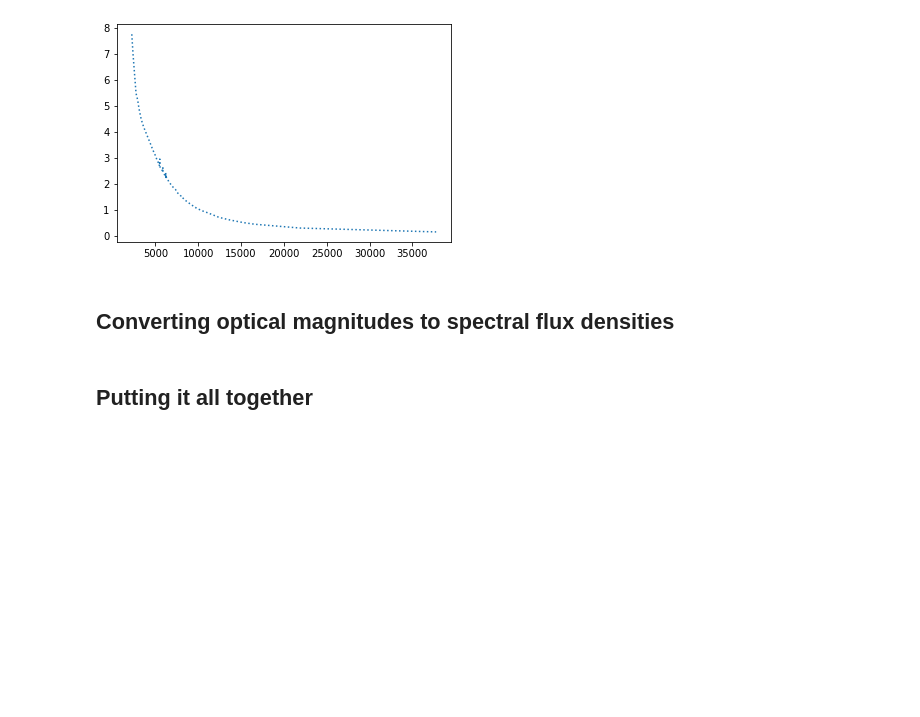
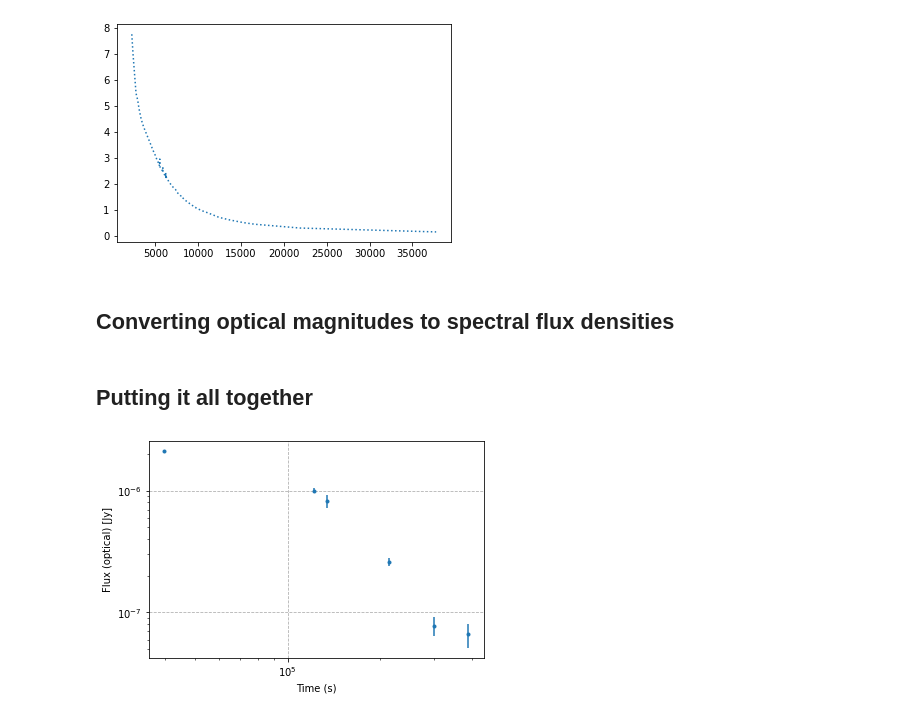
Before and after one commit to cgobat/dark-GRBs, a Jupyter notebook: exploratory.ipynb, the cells around one changed output. Drawn from its saved outputs; the diff is of its cells as text; code cells hidden in the pictures; blank space fills up the shorter version.

Commit message:
Lightcurve plotting

```diff
--- a/exploratory.ipynb
+++ b/exploratory.ipynb
@@ -372,4 +373,51 @@ for i in OpticalData.index:
     all_optical = all_optical.append(newrow, ignore_index=True)
 # %% [markdown]
 ## Putting it all together
+# %%
+def lightcurve(grb,band="optical",xlimits=False,ylimits=False,**kwargs):
+    if band == "xray":
+        subset = xrt_data.loc[xrt_data["GRB"]==grb]
+        neg_err = [0.4*flux.value if np.isinf(flux.minus) else flux.minus for flux in subset["SpecFlux"]]
+        pos_err = [0.4*flux.value if np.isinf(flux.plus) else flux.plus for flux in subset["SpecFlux"]]
+        plt.errorbar(subset.Time,[flux.value for flux in subset.SpecFlux],
+                     xerr=np.array(subset.Tneg,subset.Tpos).T,yerr=np.array((neg_err,pos_err)),
+                     linestyle="",capthick=0,**kwargs)
+        plt.xscale("log")
+        plt.yscale("log")
+        plt.title(f"Swift XRT Lightcurve for GRB {grb}")
+        plt.xlabel("Time since trigger [s]")
+        plt.ylabel("Flux (~1 keV) [Jy]")
+        plt.grid(linestyle="--")
+        if xlimits:
+            plt.xlim(xlimits)
+        if ylimits:
+            plt.ylim(ylimits)
+    else:
+        if band == "optical":
+            subset = all_optical.loc[(all_optical["GRB"]==grb) & (all_optical["λ_eff"]>=3000) & (all_optical["λ_eff"]<=8000)]
+        elif band == "UV":
+            subset = all_optical.loc[(all_optical["GRB"]==grb) & (all_optical["λ_eff"]<3000)]
+        elif band == "IR":
+            subset = all_optical.loc[(all_optical["GRB"]==grb) & (all_optical["λ_eff"]>8000)]
+        else:
+            print("Unrecognized band selected")
+            return None
+
+        fig,ax = plt.subplots()
+        neg_err = [0.4*flux.value if np.isinf(flux.minus) else flux.minus for flux in subset["Flux (Jy)"]]
+        pos_err = [0.4*flux.value if np.isinf(flux.plus) else flux.plus for flux in subset["Flux (Jy)"]]
+        ax.errorbar(subset["Time (s)"],[flux.value for flux in subset["Flux (Jy)"]],marker=".",linestyle="",capthick=0,
+                    yerr=np.array((neg_err,[point.plus for point in subset["Flux (Jy)"]])),
+                    uplims=[np.isinf(point.minus) for point in subset["Flux (Jy)"]],lolims=[np.isinf(point.plus) for point in subset["Flux (Jy)"]],**kwargs)
+        ax.grid(linestyle="--")
+        ax.set(xscale="log",yscale="log",xlabel="Time (s)",ylabel=f"Flux ({band}) [Jy]")
+        if xlimits:
+            ax.set(xlim=xlimits)
+        if ylimits:
+            ax.set(ylim=ylimits)
+# %%
+lightcurve("070707",band="optical")
+#lightcurve("070707",band="xray")
+# %% [output]
+[figure, added]
 # %%
```
Also changed, not shown: parts of 13 cells of this notebook.
